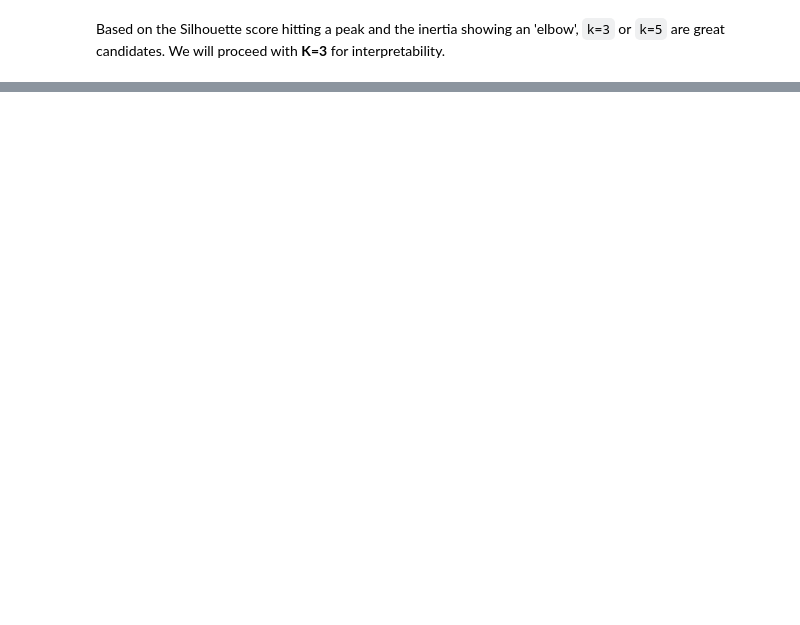
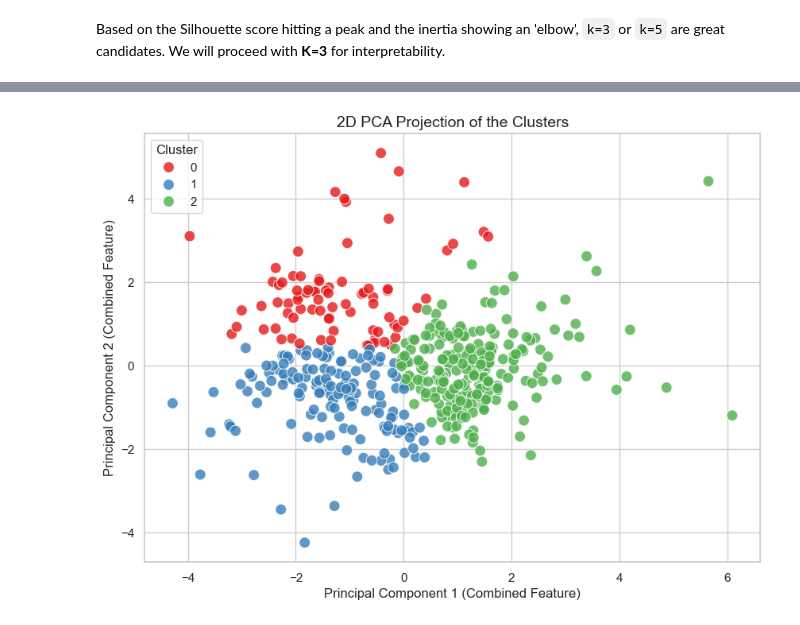
Before and after one commit to Phantom-Coder11/Wholesale-Customer-Segmentation, a Jupyter notebook: Wholesale_Customers.ipynb, the cells around one changed output, grey strips where cells are left out. Cells and saved outputs as stored; diff of their text form; code cells hidden in the pictures; blank space fills up the shorter version.

```diff
--- a/Wholesale_Customers.ipynb
+++ b/Wholesale_Customers.ipynb
@@ -157,14 +300,20 @@ display(target_insight)
 # %%
+# PCA (Principal Component Analysis) Visual Validation
+# Why? Our data has 6 dimensions (Fresh, Milk, Grocery, etc.), making it physically impossible to graph on a 2D screen.
+# PCA is a math trick that smashes all 6 dimensions down into 2 dimensions while keeping as much of the original "shape" as possible.
+from sklearn.decomposition import PCA
 
-# PCA Visual validation
-from sklearn.decomposition import PCA
 pca = PCA(n_components=2)
 reduced_data = pca.fit_transform(df_scaled)
 
+# Now we plot the 2D version of our customers and color them by their assigned K-Means cluster.
+# If the colors are mostly grouped together, our clustering worked well!
 plt.figure(figsize=(10, 7))
 sns.scatterplot(x=reduced_data[:,0], y=reduced_data[:,1], hue=df['Cluster'], palette='Set1', s=100, alpha=0.8)
 plt.title('2D PCA Projection of the Clusters', fontsize=14)
-plt.xlabel('Principal Component 1')
-plt.ylabel('Principal Component 2')
+plt.xlabel('Principal Component 1 (Combined Feature)')
+plt.ylabel('Principal Component 2 (Combined Feature)')
 plt.legend(title='Cluster')
 plt.show()
+# %% [output]
+[figure, added]
```
Also changed, not shown: parts of 24 cells of this notebook, 1 other file.
